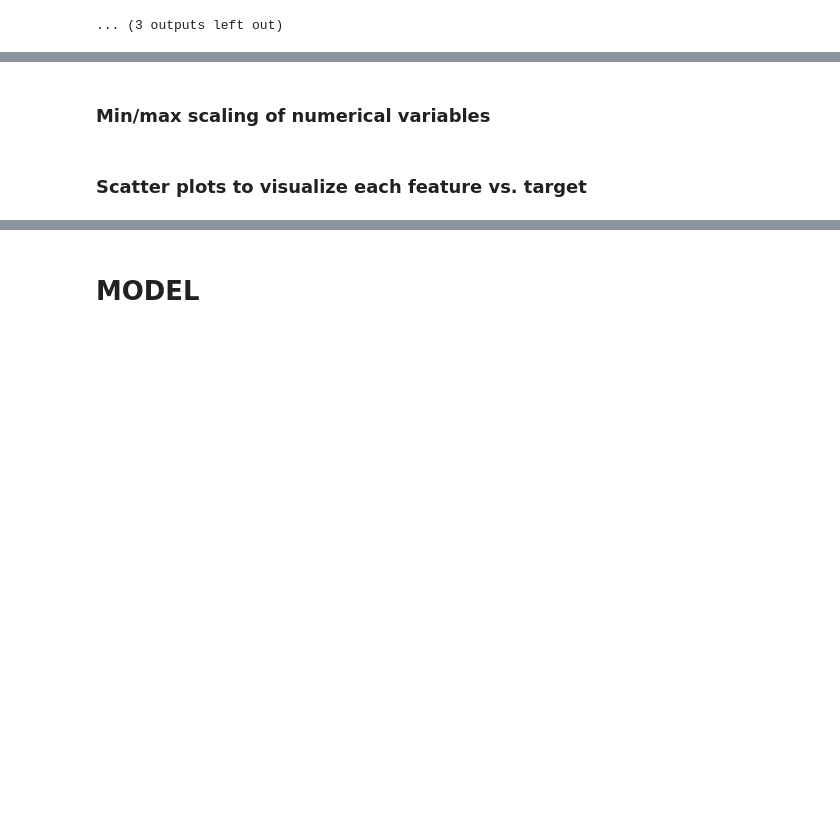
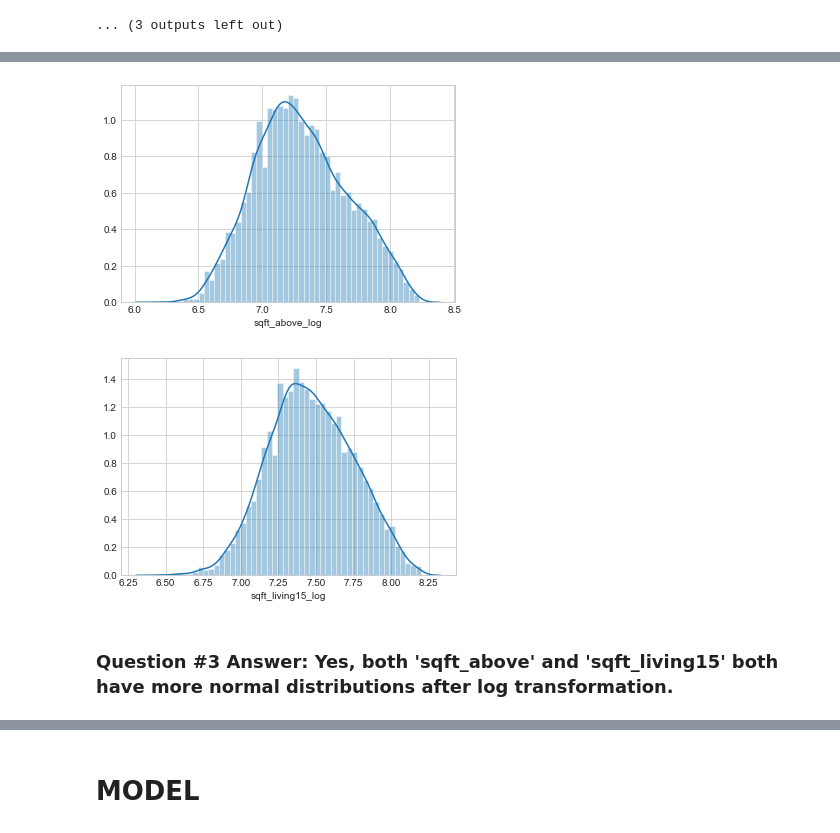
Before and after one commit to douglaspsteen/dsc-v2-mod1-final-project-online-ds-ft-100719, a Jupyter notebook: student.ipynb, the cells around one changed output, grey strips where cells are left out. Cells and saved outputs as stored; diff of their text form; code cells hidden in the pictures; blank space fills up the shorter version.

```diff
--- a/student.ipynb
+++ b/student.ipynb
@@ -311,6 +322,7 @@ Name: cond_coded, dtype: int64
 # %%
 # function to calculate distance (meters) from downtown Seattle using lat and lon
 # default lat_0 and lon_0 are downtown Seattle
+
 
 def lat_lon_dist_calc(lat_1, lon_1, lat_0=47.6050, lon_0=-122.3344):
     """Returns the distance (meters) between two lat/long coordinates.
@@ -323,17 +335,20 @@ def lat_lon_dist_calc(lat_1, lon_1, lat_0=47.6050, lon_0=-122.3344):
     """
     R = 6372800  # Earth's radius in meters
 
-    phi1, phi2 = np.radians(lat_0), np.radians(lat_1) # Converting given latitudes to radians
-    dphi = np.radians(lat_1 - lat_0) # Change in latitude conversion to radians
-    dlambda = np.radians(lon_1 - lon_0) # Change in longitude conversion to radians
+    phi1, phi2 = np.radians(lat_0), np.radians(
+        lat_1)  # Converting given latitudes to radians
+    # Change in latitude conversion to radians
+    dphi = np.radians(lat_1 - lat_0)
+    # Change in longitude conversion to radians
+    dlambda = np.radians(lon_1 - lon_0)
 
     # Haversine formula to calculate the great-circle distance between two points
-    a = np.sin(dphi/2)**2 + \
-        np.cos(phi1)*np.cos(phi2)*np.sin(dlambda/2)**2
+    a = np.sin(dphi/2)**2 + np.cos(phi1)*np.cos(phi2)*np.sin(dlambda/2)**2
     c = 2*np.arctan2(np.sqrt(a), np.sqrt(1 - a))
     return R*c
 # %%
-dist_dt = lat_lon_dist_calc(lat_1=df.lat, lon_1=df.long, lat_0=47.6050, lon_0=-122.3344)
+dist_dt = lat_lon_dist_calc(
+    lat_1=df.lat, lon_1=df.long, lat_0=47.6050, lon_0=-122.3344)
 dist_dt.head()
 # %% [output]
 0    11941.535518
@@ -368,7 +385,8 @@ sns.heatmap(df.corr(), annot=True, cmap='coolwarm')
 # %%
 # Dropping sqft_living from scrubbed dataframe due to collinearity (df_scrub)
 # Removing sqft_basement, waterfront, view from df_scrub, since we have their cat.codes
-df_scrub = df.drop(['sqft_living', 'sqft_basement', 'waterfront', 'view', 'condition'], axis=1)
+df_scrub = df.drop(['sqft_living', 'sqft_basement',
+                    'waterfront', 'view', 'condition'], axis=1)
 # %%
 df_scrub.info()
 # %% [output]
@@ -470,9 +490,8 @@ for col in df_scrub[non_cat_cols]:
 #     for i in df_scrub[col]:
 #         if i < lower_bound or i > upper_bound:
 #             outliers.append(i)
-    out_index.append(list(df_scrub[(df_scrub[col] < lower_bound) | (df_scrub[col] > upper_bound)].index))
-
-
+    out_index.append(list(
+        df_scrub[(df_scrub[col] < lower_bound) | (df_scrub[col] > upper_bound)].index))
 
 
 outlier_index = set(list(itertools.chain.from_iterable(out_index)))
@@ -585,2 +579,0 @@ df.head()
-# %% [markdown]
-### Min/max scaling of numerical variables
@@ -609 +580,16 @@ scaled_df.head()
+# %%
+# Perform log transformation on 'sqft_above', and observe resulting histogram
+
+df_out_rem['sqft_above_log'] = np.log(df_out_rem.sqft_above)
+sns.distplot(df_out_rem.sqft_above_log)
+plt.show()
+
+df_out_rem['sqft_living15_log'] = np.log(df_out_rem.sqft_living15)
+sns.distplot(df_out_rem.sqft_living15_log)
+plt.show()
+# %% [output]
+[figure, added]
+[figure, added]
+# %% [markdown]
+### Question #3 Answer: Yes, both 'sqft_above' and 'sqft_living15' both have more normal distributions after log transformation.
 # %%
@@ -614,2 +597,0 @@ df = pd.concat([df, scaled_df], axis=1)
-# %% [markdown]
-### Scatter plots to visualize each feature vs. target
```
Also changed, not shown: parts of 101 cells of this notebook, 3 other files.
